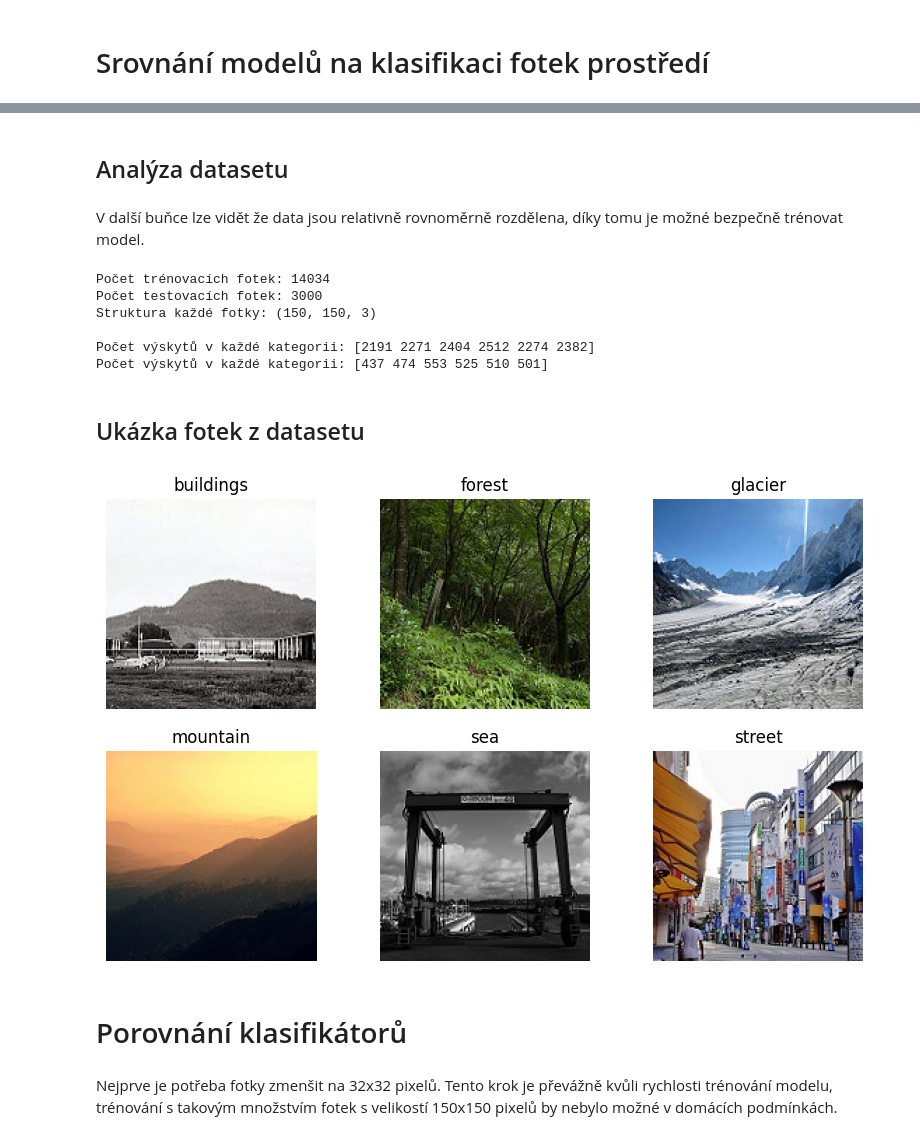
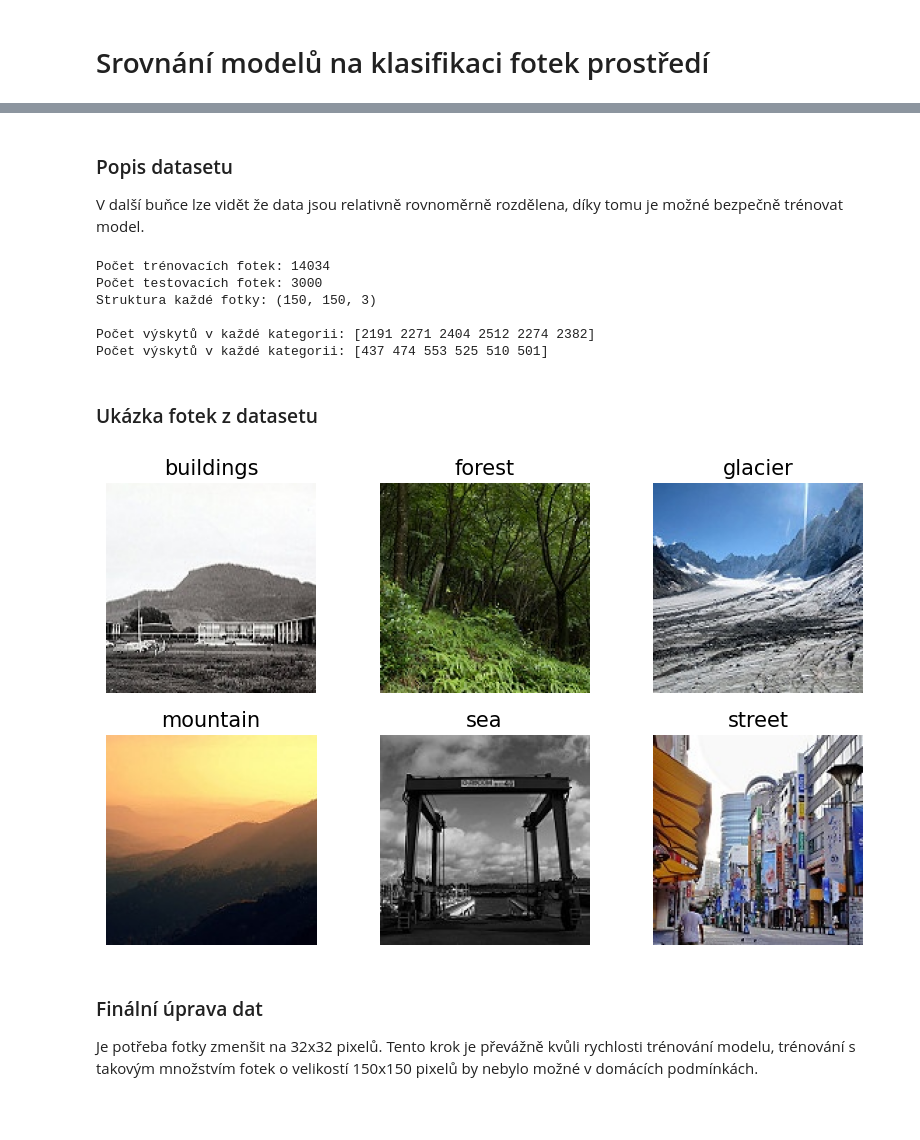
Before and after one commit to radeksmejky9/KI-USU, a Jupyter notebook: ML.ipynb, the cells around one changed output, grey strips where cells are left out. Drawn from its saved outputs; the diff is of its cells as text; code cells hidden in the pictures; blank space fills up the shorter version.

```diff
--- a/ML.ipynb
+++ b/ML.ipynb
@@ -45,9 +44,9 @@ for category_idx, category in enumerate(categories):
         img = imread(img_path)
         x_test.append(img)
         y_test.append(category_idx)
-# %% [markdown]
-## Analýza datasetu
 # %% [markdown]
+### Popis datasetu
+
 V další buňce lze vidět že data jsou relativně rovnoměrně rozdělena, díky tomu je možné bezpečně trénovat model.
 # %%
 print(
@@ -68,20 +67,20 @@ Struktura každé fotky: (150, 150, 3)
 Počet výskytů v každé kategorii: [2191 2271 2404 2512 2274 2382]
 Počet výskytů v každé kategorii: [437 474 553 525 510 501]
 # %% [markdown]
-## Ukázka fotek z datasetu
+### Ukázka fotek z datasetu
 # %%
 plt.figure(figsize=(10, len(category)))
 for category_idx, category in enumerate(categories):
     img_index = y_train.index(category_idx)
     plt.subplot(2,3,category_idx+1)
     plt.imshow(x_train[img_index])
     plt.axis("off")
-    plt.title(category)
+    plt.title(category, fontsize=15)
 plt.show()
 # %% [output]
-[figure, old version]
+[figure, new version]
-# %% [markdown]
-# Porovnání klasifikátorů
 # %% [markdown]
-Nejprve je potřeba fotky zmenšit na 32x32 pixelů. Tento krok je převážně kvůli rychlosti trénování modelu, trénování s takovým množstvím fotek s velikostí 150x150 pixelů by nebylo možné v domácích podmínkách.
+### Finální úprava dat
+
+Je potřeba fotky zmenšit na 32x32 pixelů. Tento krok je převážně kvůli rychlosti trénování modelu, trénování s takovým množstvím fotek o velikostí 150x150 pixelů by nebylo možné v domácích podmínkách.
 # %%
```
Also changed, not shown: parts of 14 cells of this notebook.
